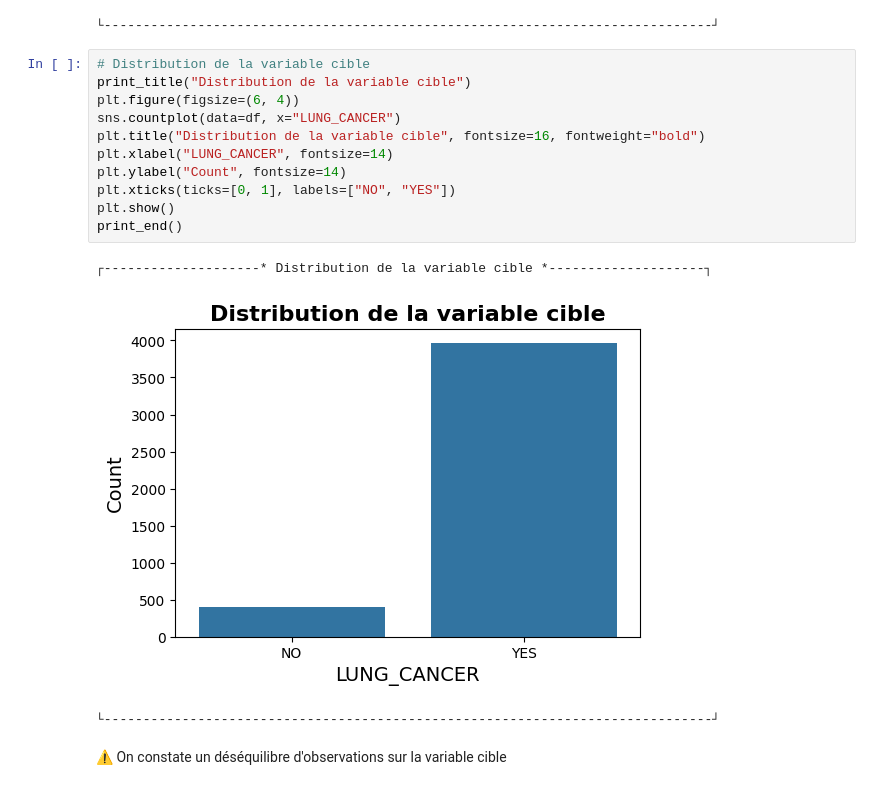
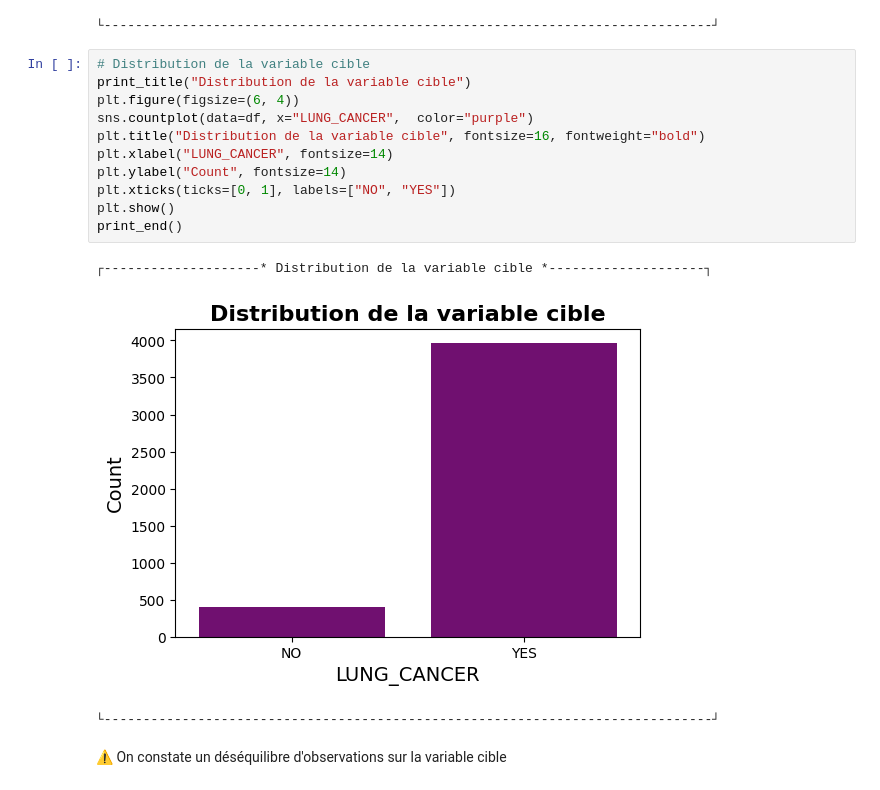
Before and after one commit to FrancoisHellebuyck-Formation/project6, a Jupyter notebook: notebooks/01-exploration.ipynb, the cells around one changed output. Cells and saved outputs as stored; diff of their text form.

```diff
--- a/notebooks/01-exploration.ipynb
+++ b/notebooks/01-exploration.ipynb
@@ -97,17 +97,17 @@ boxplot_age()
 # %%
 # Distribution de la variable cible
 print_title("Distribution de la variable cible")
 plt.figure(figsize=(6, 4))
-sns.countplot(data=df, x="LUNG_CANCER")
+sns.countplot(data=df, x="LUNG_CANCER",  color="purple")
 plt.title("Distribution de la variable cible", fontsize=16, fontweight="bold")
 plt.xlabel("LUNG_CANCER", fontsize=14)
 plt.ylabel("Count", fontsize=14)
 plt.xticks(ticks=[0, 1], labels=["NO", "YES"])
 plt.show()
 print_end()
 # %% [output]
 ┌--------------------* Distribution de la variable cible *--------------------┐
-[figure, old version]
+[figure, new version]
 └------------------------------------------------------------------------------┘
 # %% [markdown]
 ⚠️ On constate un déséquilibre d'observations sur la variable cible
```
Also changed, not shown: parts of 6 cells of this notebook, 2 other files.
